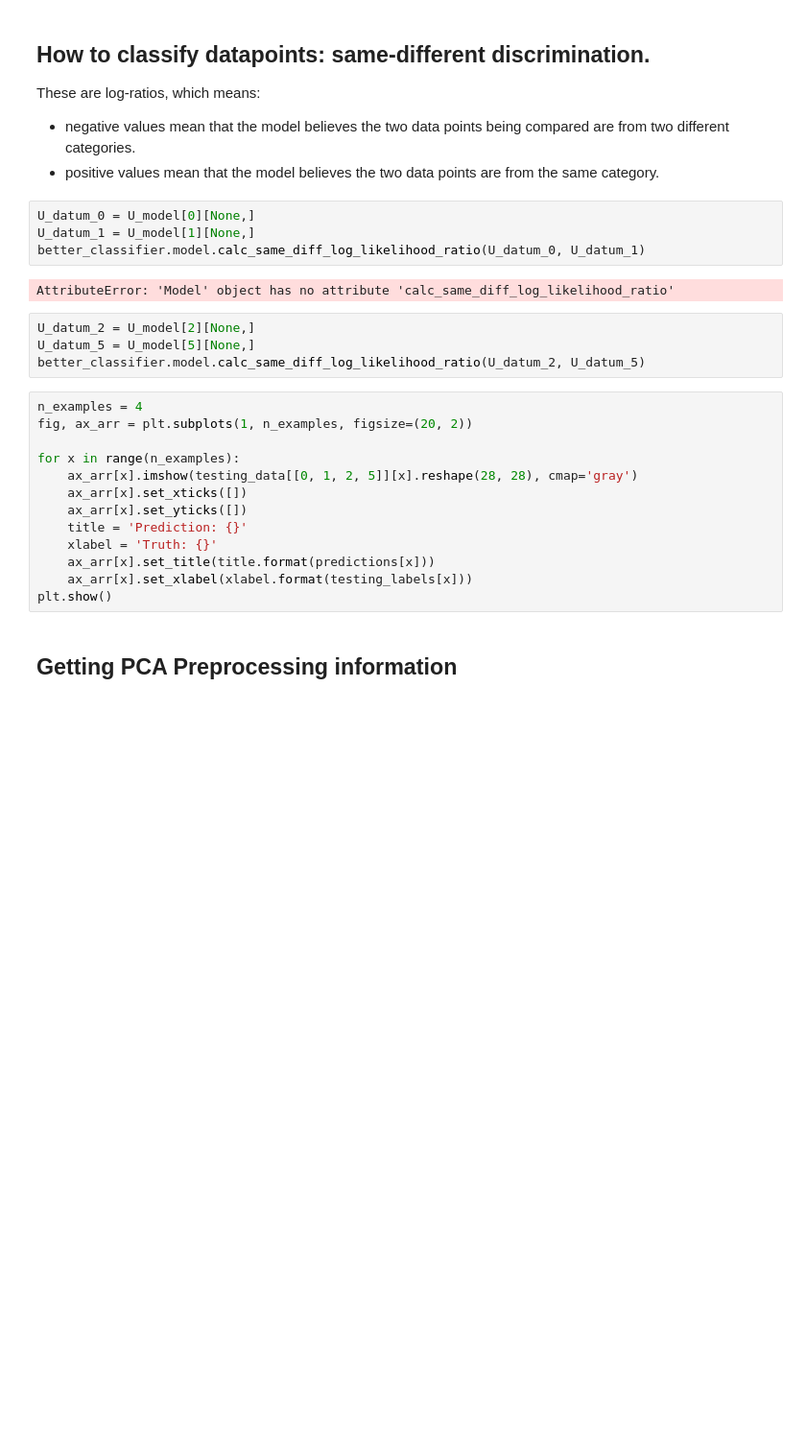
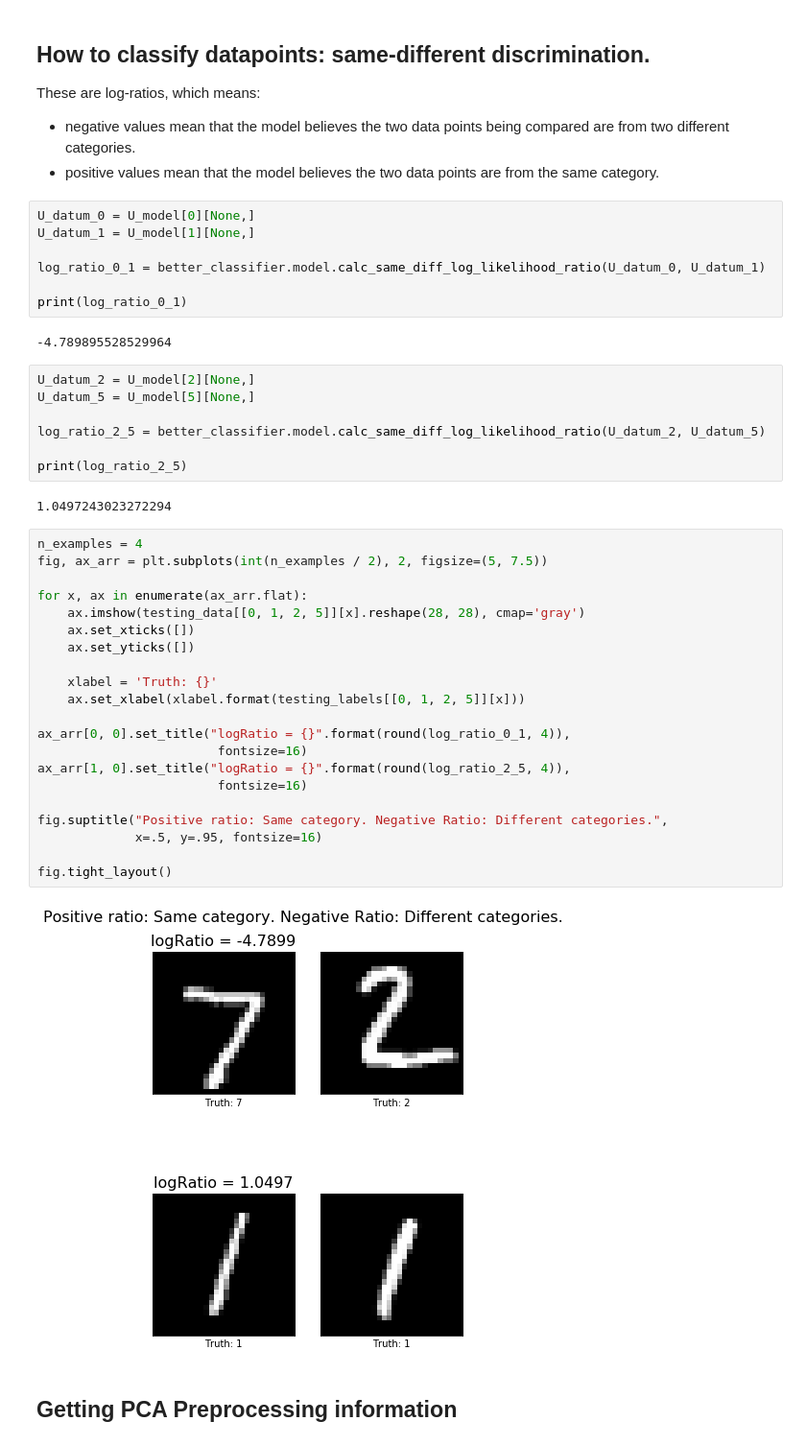
Before and after one commit to RaviSoji/plda, a Jupyter notebook: mnist_demo/mnist_demo.ipynb, the cells around one changed output. Shown at 96% size. Drawn from its saved outputs; the diff is of its cells as text; blank space fills up the shorter version.

Commit message:
update demo and readme. fix syntax error introduced to test.

```diff
--- a/mnist_demo/mnist_demo.ipynb
+++ b/mnist_demo/mnist_demo.ipynb
@@ -146,26 +146,44 @@ These are log-ratios, which means:
 # %%
 U_datum_0 = U_model[0][None,]
 U_datum_1 = U_model[1][None,]
-better_classifier.model.calc_same_diff_log_likelihood_ratio(U_datum_0, U_datum_1)
+
+log_ratio_0_1 = better_classifier.model.calc_same_diff_log_likelihood_ratio(U_datum_0, U_datum_1)
+
+print(log_ratio_0_1)
 # %% [output]
-AttributeError: 'Model' object has no attribute 'calc_same_diff_log_likelihood_ratio'
+-4.789895528529964
 # %%
 U_datum_2 = U_model[2][None,]
 U_datum_5 = U_model[5][None,]
-better_classifier.model.calc_same_diff_log_likelihood_ratio(U_datum_2, U_datum_5)
+
+log_ratio_2_5 = better_classifier.model.calc_same_diff_log_likelihood_ratio(U_datum_2, U_datum_5)
+
+print(log_ratio_2_5)
+# %% [output]
+1.0497243023272294
 # %%
 n_examples = 4
-fig, ax_arr = plt.subplots(1, n_examples, figsize=(20, 2))
+fig, ax_arr = plt.subplots(int(n_examples / 2), 2, figsize=(5, 7.5))
 
-for x in range(n_examples):
-    ax_arr[x].imshow(testing_data[[0, 1, 2, 5]][x].reshape(28, 28), cmap='gray')
-    ax_arr[x].set_xticks([])
-    ax_arr[x].set_yticks([])
-    title = 'Prediction: {}'
+for x, ax in enumerate(ax_arr.flat):
+    ax.imshow(testing_data[[0, 1, 2, 5]][x].reshape(28, 28), cmap='gray')
+    ax.set_xticks([])
+    ax.set_yticks([])
+
     xlabel = 'Truth: {}'
-    ax_arr[x].set_title(title.format(predictions[x]))
-    ax_arr[x].set_xlabel(xlabel.format(testing_labels[x]))
-plt.show()
+    ax.set_xlabel(xlabel.format(testing_labels[[0, 1, 2, 5]][x]))
+
+ax_arr[0, 0].set_title("logRatio = {}".format(round(log_ratio_0_1, 4)),
+                        fontsize=16)
+ax_arr[1, 0].set_title("logRatio = {}".format(round(log_ratio_2_5, 4)),
+                        fontsize=16)
+
+fig.suptitle("Positive ratio: Same category. Negative Ratio: Different categories.",
+             x=.5, y=.95, fontsize=16)
+
+fig.tight_layout()
+# %% [output]
+[figure, added]
 # %% [markdown]
 ## Getting PCA Preprocessing information
 # %%
```
Also changed, not shown: parts of 10 cells of this notebook, 2 other files.
